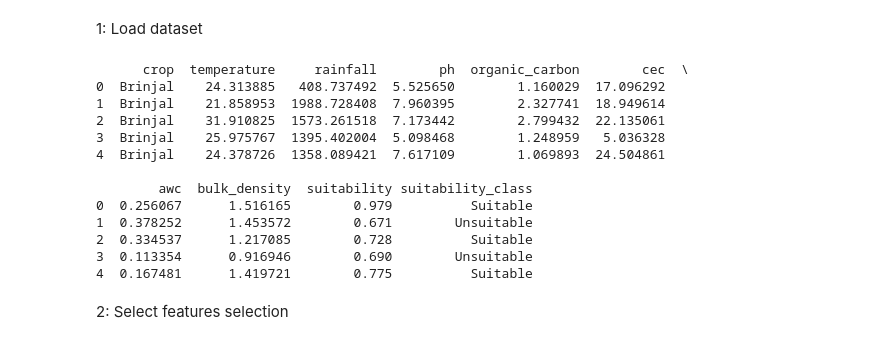
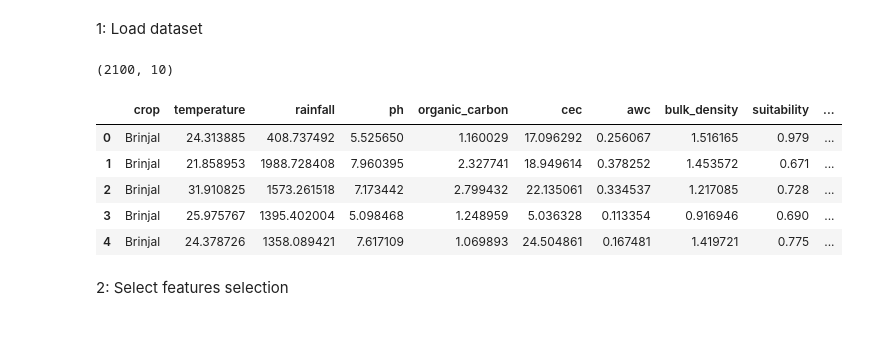
Before and after one commit to isumakm/Weather-Prediction-and-Crop-Recommendation-System-, a Jupyter notebook: Single_Crop_Analysis_–_Model_Training_.ipynb, the cells around one changed output. Saved outputs shown, nothing was run; the diff lists cells and outputs as text; code cells hidden in the pictures.

```diff
--- a/Single_Crop_Analysis_–_Model_Training_.ipynb
+++ b/Single_Crop_Analysis_–_Model_Training_.ipynb
@@ -7,22 +7,17 @@ Single Crop Analysis – Model Training
 # %%
 import pandas as pd
 
 df = pd.read_csv("Crop_training_data.csv")
-print(df.head())
+print(df.shape)
+df.head()
 # %% [output]
-      crop  temperature     rainfall        ph  organic_carbon        cec  \
-0  Brinjal    24.313885   408.737492  5.525650        1.160029  17.096292
-1  Brinjal    21.858953  1988.728408  7.960395        2.327741  18.949614
-2  Brinjal    31.910825  1573.261518  7.173442        2.799432  22.135061
-3  Brinjal    25.975767  1395.402004  5.098468        1.248959   5.036328
-4  Brinjal    24.378726  1358.089421  7.617109        1.069893  24.504861
-
-        awc  bulk_density  suitability suitability_class
-0  0.256067      1.516165        0.979          Suitable
-1  0.378252      1.453572        0.671        Unsuitable
-2  0.334537      1.217085        0.728          Suitable
-3  0.113354      0.916946        0.690        Unsuitable
-4  0.167481      1.419721        0.775          Suitable
+(2100, 10)
+|  | crop | temperature | rainfall | ph | organic_carbon | cec | awc | bulk_density | suitability | ... |
+| 0 | Brinjal | 24.313885 | 408.737492 | 5.525650 | 1.160029 | 17.096292 | 0.256067 | 1.516165 | 0.979 | ... |
+| 1 | Brinjal | 21.858953 | 1988.728408 | 7.960395 | 2.327741 | 18.949614 | 0.378252 | 1.453572 | 0.671 | ... |
+| 2 | Brinjal | 31.910825 | 1573.261518 | 7.173442 | 2.799432 | 22.135061 | 0.334537 | 1.217085 | 0.728 | ... |
+| 3 | Brinjal | 25.975767 | 1395.402004 | 5.098468 | 1.248959 | 5.036328 | 0.113354 | 0.916946 | 0.690 | ... |
+| 4 | Brinjal | 24.378726 | 1358.089421 | 7.617109 | 1.069893 | 24.504861 | 0.167481 | 1.419721 | 0.775 | ... |
 # %% [markdown]
  2: Select features selection
 # %%
```
